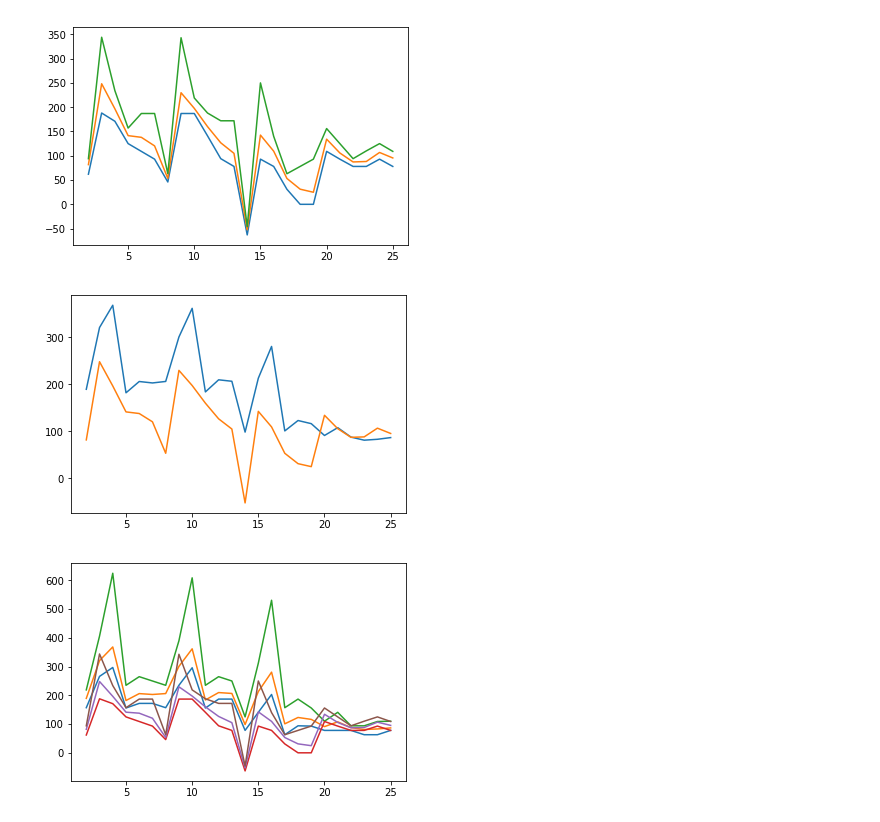
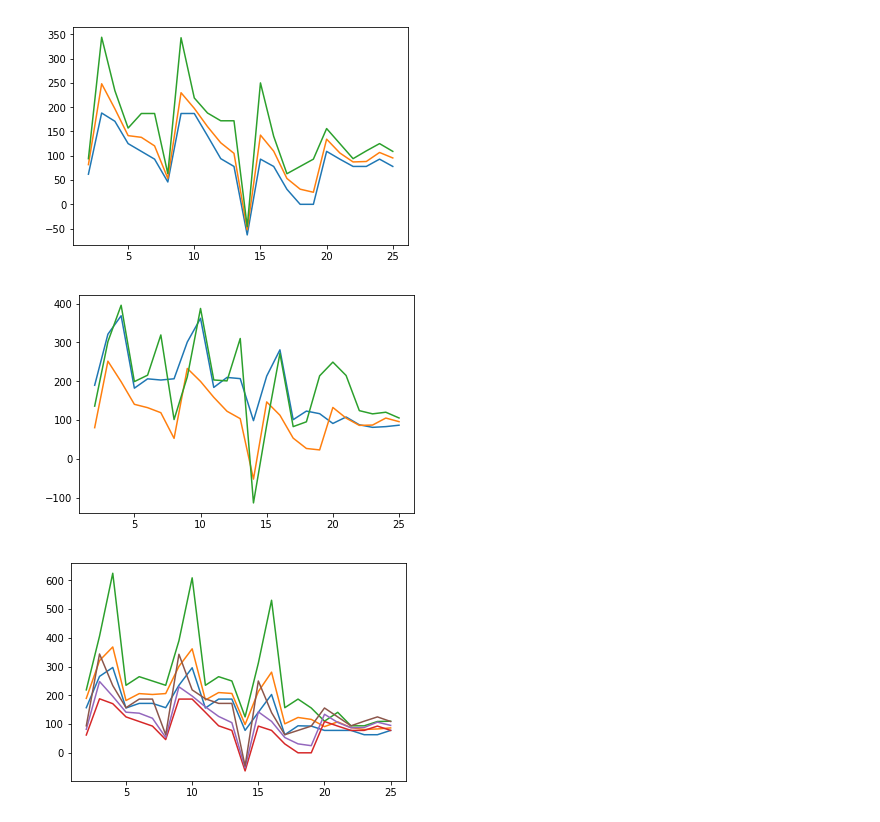
Before and after one commit to Eldar7/keystroke, a Jupyter notebook: keystroke analyse userdata.ipynb, the cells around one changed output. Drawn from its saved outputs; the diff is of its cells as text; code cells hidden in the pictures.

```diff
--- a/keystroke analyse userdata.ipynb
+++ b/keystroke analyse userdata.ipynb
@@ -333,9 +321,10 @@ plt.show()
 # %%
 plt.plot(X[X[0] == 'tamara'].iloc[:,2:].mean())
 plt.plot(X[X[0] == 'george'].iloc[:,2:].mean())
+plt.plot(X[X[0] == 'daniil'].iloc[:,2:].mean())
 plt.show()
 # %% [output]
-[figure, old version]
+[figure, new version]
 # %%
 plt.plot(X[X[0] == 'tamara'].iloc[:,2:].min().astype('int'))
 plt.plot(X[X[0] == 'tamara'].iloc[:,2:].mean())
```
Also changed, not shown: parts of 21 cells of this notebook, 1 other file.
